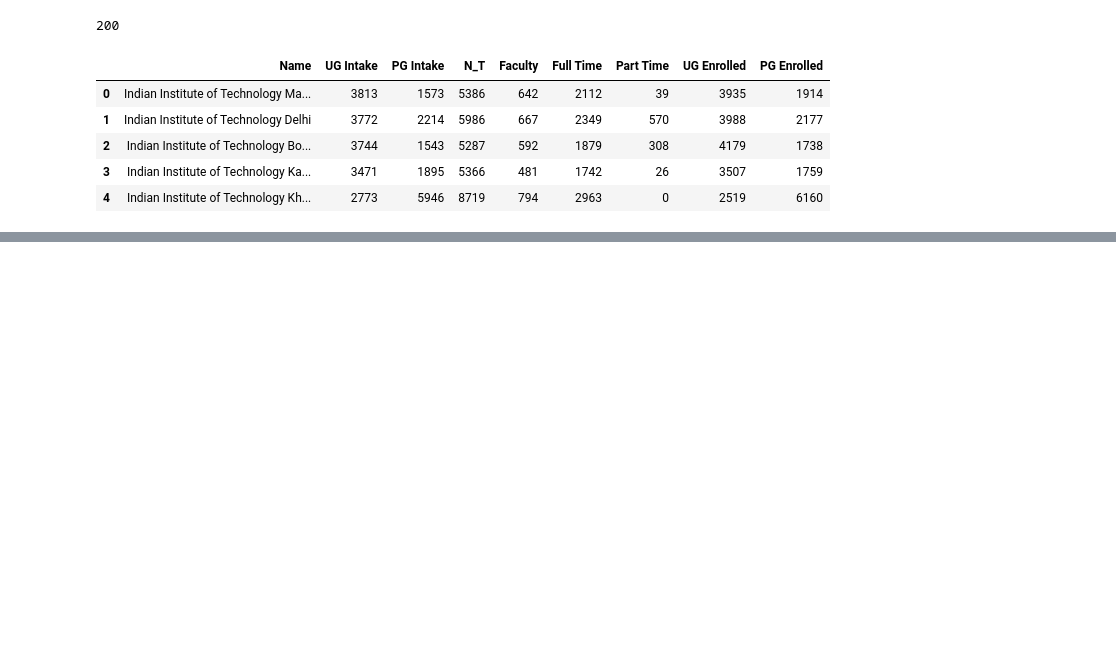
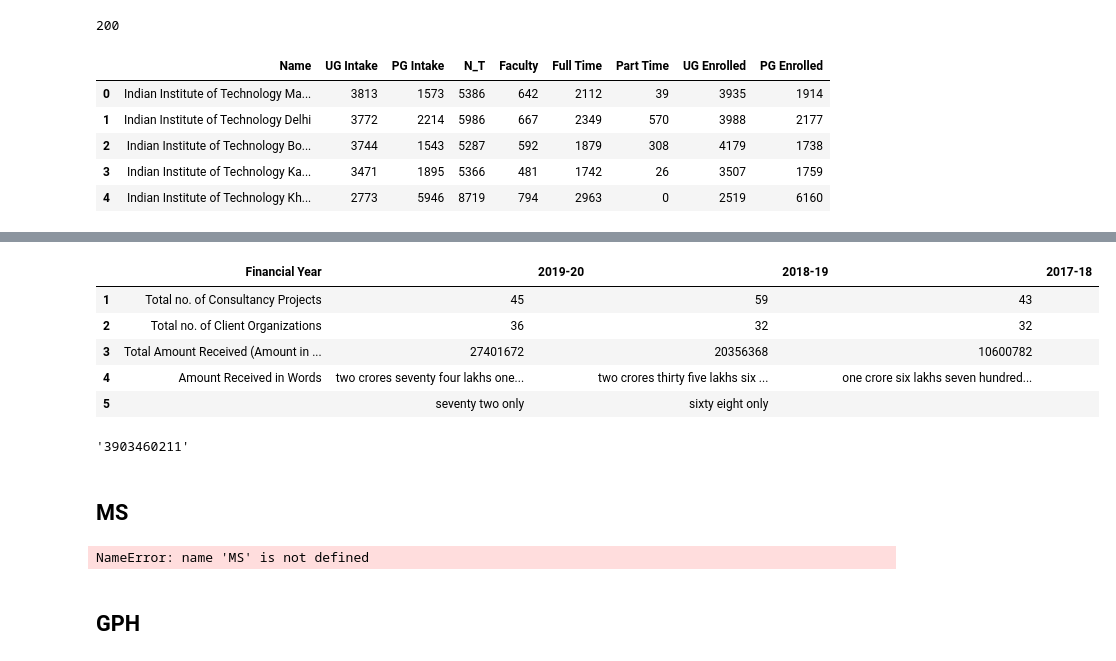
Before and after one commit to krishnaagarwal2001/Analysis-of-NIRF-Ranking, a Jupyter notebook: Data.ipynb, the cells around one changed output, grey strips where cells are left out. Cells and saved outputs as stored; diff of their text form; code cells hidden in the pictures; blank space fills up the shorter version.

```diff
--- a/Data.ipynb
+++ b/Data.ipynb
@@ -387,0 +674,13 @@ Data.to_csv('Data_Engineering_2021.csv',index=False)
+# %%
+Engineering_2021_pdf['Data'][76][9]
+# %% [output]
+|  | Financial Year |  | 2019-20 |  | 2018-19 |  | 2017-18 |
+| 1 | Total no. of Consultancy Projects | 45 |  | 59 |  | 43 |  |
+| 2 | Total no. of Client Organizations | 36 |  | 32 |  | 32 |  |
+| 3 | Total Amount Received (Amount in ... | 27401672 |  | 20356368 |  | 10600782 |  |
+| 4 | Amount Received in Words | two crores seventy four lakhs one... |  | two crores thirty five lakhs six ... |  | one crore six lakhs seven hundred... |  |
+| 5 |  | seventy two only |  | sixty eight only |  |  |  |
+# %%
+Engineering_2021_pdf['Data'][0][10].iloc[2][1]
+# %% [output]
+'3903460211'
@@ -387,0 +689,2 @@ Data.to_csv('Data_Engineering_2021.csv',index=False)
+# %% [markdown]
+## MS
@@ -387,0 +703,35 @@ Data.to_csv('Data_Engineering_2021.csv',index=False)
+# %%
+student=[]
+med=[]
+for i in range(len(Engineering_2021_pdf['Data'])):
+    m=0
+    for j in range(len(Engineering_2021_pdf['Data'][i][2])):
+        sentence=Engineering_2021_pdf['Data'][i][2].iloc[j][-2]
+        s = [float(s) for s in re.findall(r'-?\d+\.?\d*', sentence)]
+        m+=s[0]
+    m=m/3
+    med.append(m)
+#     for k in range(len(Engineering_2021_pdf['Data'][i])):
+#         if(Engineering_2021_pdf['Data'][i][k].columns[-1]=='No. of students selected for Higher Studies'):
+#             for j in range(len(Engineering_2021_pdf['Data'][i][k])):
+#                 x=int(Engineering_2021_pdf['Data'][i][k].iloc[j][-3])
+#                 sentence=Engineering_2021_pdf['Data'][i][k].iloc[j][-2]
+#                 s = [float(s) for s in re.findall(r'-?\d+\.?\d*', sentence)]
+#                 m[j]+=(s[0]*x)
+#                 st+=x
+# #                 print(x*s[0])
+# #     print(st,m)
+#     student.append(st)
+#     med.append(m)
+# # print(student)
+# print(type(med))
+# M=np.array(med)
+# M=M.T
+# MS['student']=student
+MS['median']=med
+# MS['med 2015']=M[1]
+# MS['med 2016']=M[2]
+# # MS['ratio']=MS['med']/MS['student']
+MS.head()
+# %% [output]
+NameError: name 'MS' is not defined
@@ -387,0 +740,2 @@ Data.to_csv('Data_Engineering_2021.csv',index=False)
+# %% [markdown]
+## GPH
```
Also changed, not shown: parts of 30 cells of this notebook, 28 other files.
